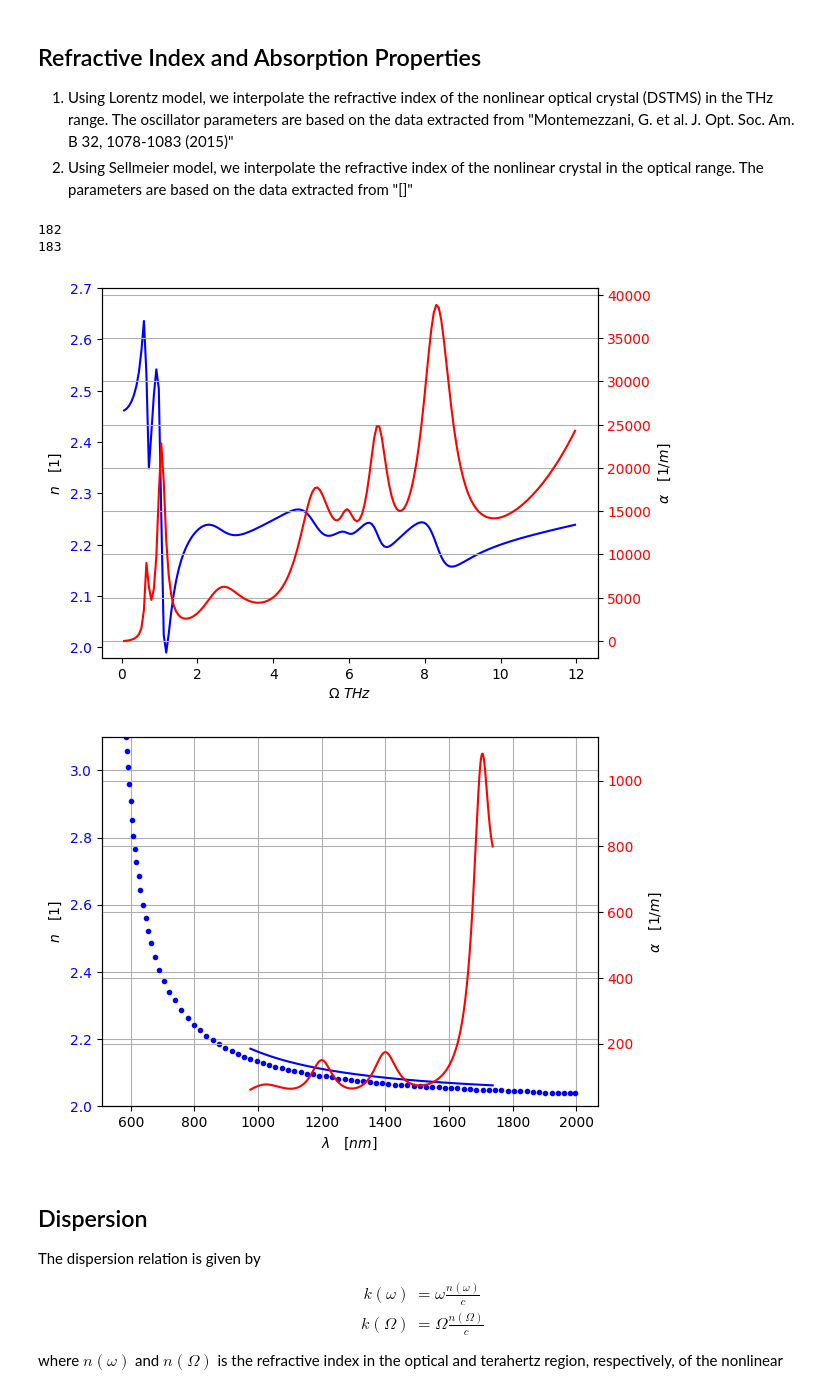
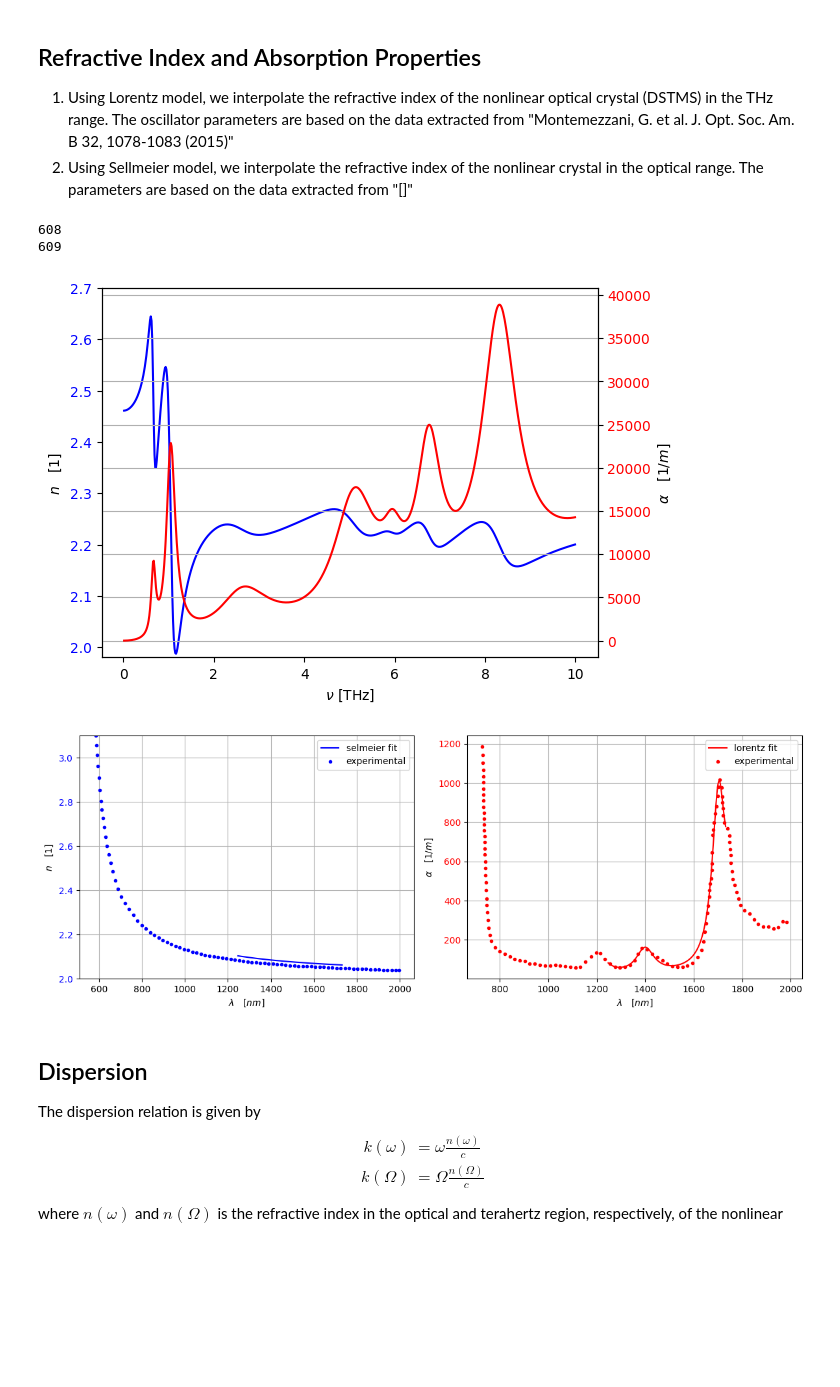
Before and after one commit to p-engel/nonlinear_optics, a Jupyter notebook: optical_rectification/analysis.ipynb, the cells around one changed output. Saved outputs shown, nothing was run; the diff lists cells and outputs as text; code cells hidden in the pictures; blank space fills up the shorter version.

```diff
--- a/optical_rectification/analysis.ipynb
+++ b/optical_rectification/analysis.ipynb
@@ -61,28 +61,33 @@ This result yields the well known time-bandwidth product of a Fourier transform
 \end{equation}
 # %%
 # Example Gaussian Pulse
-w0 = c_thz / 1250e-9  # [THz]
+f0 = c_thz / 1450e-9  # [THz]
 t_fwhm = 70e-3 # 75e-15 * 1e12  # [ps]
-# E0 = 3 * 5.4315195283 * 1e8  # [V/m]
+E0 = 0.07 * 0.5 * 5.4315195283 * 1e8  # [V/m]
 tau = np.sqrt(2) * (t_fwhm) / ( 2 * np.sqrt(np.log(2)) )
-E0 = 1 * np.sqrt( 2*(2 * fluence[-1]) / (EPS0 * c_thz * tau/(np.sqrt(2/np.pi)) ) )
-pulse = definitions.Gaussian(w0=w0, t_fwhm=t_fwhm, E0=E0, Nw=2**11)
+# E0 = np.sqrt( 2*(2 * fluence[-1]) / (EPS0 * c_thz * tau/(np.sqrt(2/np.pi)) ) )
+pulse = definitions.Gaussian(f0=f0, t_fwhm=t_fwhm, E0=E0, Nw=2**12)
+dw = abs(pulse.w[1] - pulse.w[0])                     # freq per grid spacing
 w_fwhm = pulse.delta * np.sqrt(2*np.log(2)) / (2 * np.pi)
 
 fig1, ax = plt.subplots()
-ax.plot(pulse.w, pulse.field_w(), 'r')
+lam = c_thz * 2 * np.pi / pulse.w * 1e9
+ax.plot(lam, pulse.field_w(), 'r')
 ax.set_title("Gaussian Pulse")
-ax.set_xlabel(r"$\omega \quad [THz]$")
+ax.set_xlabel(r"$\lambda \quad [nm]$")
 ax.set_ylabel(r"$E(\omega) \quad [V/m\cdot ps]$")
 ax.tick_params(axis='y',labelcolor='r')
 ax1 = ax.twinx()
-ax1.plot(pulse.w,
-         (EPS0*c/2)*np.abs(pulse.field_w())**2 * 1e-9 * 1e-4,
+ax1.plot(lam,
+         (EPS0*c/2)*np.abs(pulse.field_w())**2 * 1e-9 * 1e4,
          'k')
 ax1.set_ylabel(r"$I(\omega) \quad [GW/cm^2 \cdot ps^2]$")
 ax1.tick_params(axis='y',labelcolor='k')
 
 plt.grid(True)
 plt.show()
+print(
+    "The frequency per grid spacing is ",
+    dw/(2*np.pi), " [THz]")
 print("The pulse bandwith is ", w_fwhm, "THz")
 # %% [output]
@@ -139,7 +142,8 @@ plt.grid(True)
 # Visualize refractive index in THz region
 fig3, ax3 = plt.subplots()
 
-Ω_max = 12; m_dps = int(Ω_max / dw); print(m_dps)
+Ω_max = 2 * np.pi * 10;   # [rad / ps]
+m_dps = int(Ω_max / dw); print(m_dps)
 NΩ = m_dps + 1
 # NΩ = N / 2
 mvals = np.linspace(1, m_dps, NΩ); print(len(mvals))
@@ -147,43 +151,52 @@ mvals = np.linspace(1, m_dps, NΩ); print(len(mvals))
 
 index_Ω = definitions.Index(Ω)
 
-ax3.plot(Ω, index_Ω.n(), 'b')
-ax3.set_xlabel(r'$\Omega$ $THz$')
+ax3.plot(Ω/(2 * np.pi), index_Ω.n(), 'b')
+ax3.set_xlabel(r'$\nu$ [THz]')
 ax3.set_ylabel(r"$n \quad [1]$")
 ax3.set_ylim(1.98, 2.7)
 ax3.tick_params(axis='y',labelcolor='b')
 ax4 = ax3.twinx()  # Create a second axes object that shares the same x-axis
-ax4.plot(Ω, index_Ω.alpha(), 'r')
+ax4.plot(Ω/(2 * np.pi), index_Ω.alpha(), 'r')
 ax4.set_ylabel(r"$\alpha \quad [1/m]$")
 ax4.tick_params(axis='y',labelcolor='r')
 plt.grid(True)
 # %% [output]
-182
-183
+608
+609
-[figure, old version]
+[figure, new version]
 # %%
 # Visualize refractive index in Optical region
-fig5, ax5 = plt.subplots()
+fig5, (ax5, ax5b) = plt.subplots(1,2,figsize=(12,4.5))
 
-index_w = definitions.Index(pulse.w, param=par.param_op, k=1)
+index_w = definitions.Index(pulse.w, param=par.p2, s=par.s2)
 df_n = pd.read_csv(par.fname_n_opt, header=None)
+df_alpha = pd.read_csv(par.fname_alpha_opt, header=None)
 df_n.columns = ["lambda_nm", "n"]
+df_alpha.columns = ["lambda_nm", "alpha_per_cm"]
 
-ax5.plot(c_thz / pulse.w * 1e9, index_w.sellmeier(), 'b')
+ax5.plot(lam, index_w.sellmeier(), 'b', label='selmeier fit')
 ax5.plot(df_n["lambda_nm"], df_n["n"], '.b', label='experimental')
-# ax5.set_xlabel(r'$\omega \quad [THz]$')
 ax5.set_xlabel(r'$\lambda \quad [nm]$')
 ax5.set_ylabel(r"$n \quad [1]$")
+ax5.legend()
 ax5.set_ylim(2, 3.1)
 ax5.tick_params(axis='y',labelcolor='b')
 ax5.grid(True)
-ax5b = ax5.twinx()
-ax5b.plot(c_thz / pulse.w * 1e9, index_w.alpha(), 'r')
+# ax5b = ax5.twinx()
+ax5b.plot(lam, index_w.alpha(), 'r', label='lorentz fit')
+ax5b.plot(
+    df_alpha["lambda_nm"], df_alpha["alpha_per_cm"]*1e2,
+    '.r', label='experimental'
+)
+ax5b.set_xlabel(r'$\lambda \quad [nm]$')
 ax5b.set_ylabel(r"$\alpha \quad [1/m]$")
 ax5b.tick_params(axis='y',labelcolor='r')
+ax5b.legend()
 ax5b.grid(True)
+fig5.tight_layout()
 # %% [output]
-[figure, old version]
+[figure, new version]
 # %% [markdown]
 ## Dispersion
 
```
Also changed, not shown: parts of 15 cells of this notebook.
